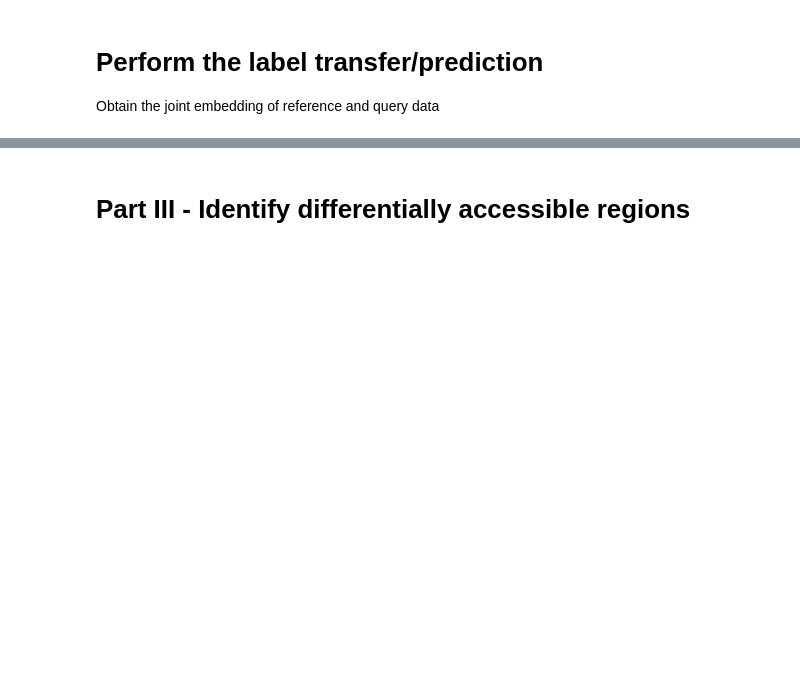
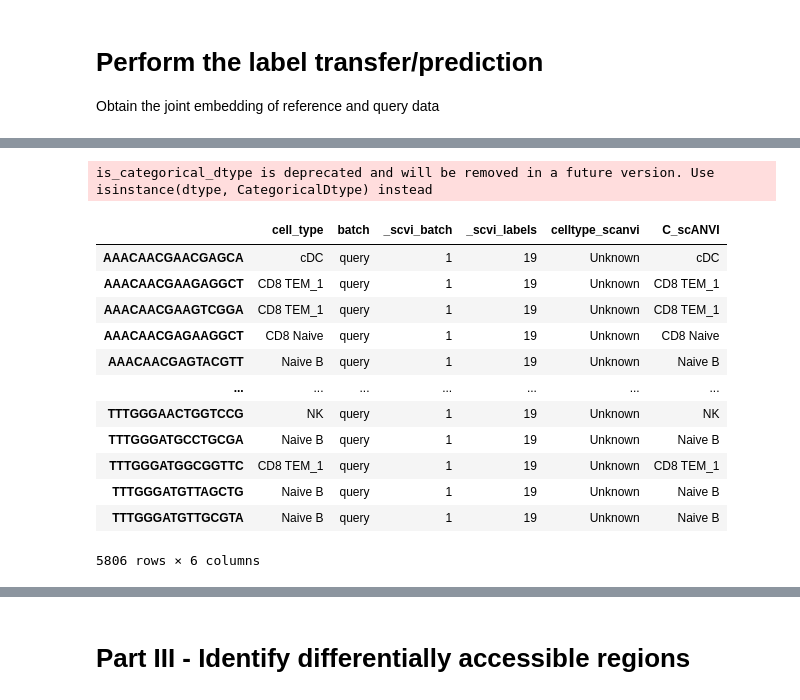
Before and after one commit to Droslj/scATAC-seq-complete-, a Jupyter notebook: scATAC_seq_(1)_complete.ipynb, the cells around one changed output, grey strips where cells are left out. Saved outputs shown, nothing was run; the diff lists cells and outputs as text; code cells hidden in the pictures; blank space fills up the shorter version.

```diff
--- a/scATAC_seq_(1)_complete.ipynb
+++ b/scATAC_seq_(1)_complete.ipynb
@@ -461,2 +617,4 @@ data
+# %%
+data.obs['cell_type'] = data.obs['C_scANVI']
 # %%
 data.obs
@@ -466,0 +638,3 @@ atac
+# %%
+# Extract index of elements
+idx = data.obs[data.obs['batch'] == 'query'].index
@@ -466,0 +655,17 @@ atac
+# %%
+filtered_data.obs
+# %% [output]
+is_categorical_dtype is deprecated and will be removed in a future version. Use isinstance(dtype, CategoricalDtype) instead
+|  | cell_type | batch | _scvi_batch | _scvi_labels | celltype_scanvi | C_scANVI |
+| AAACAACGAACGAGCA | cDC | query | 1 | 19 | Unknown | cDC |
+| AAACAACGAAGAGGCT | CD8 TEM_1 | query | 1 | 19 | Unknown | CD8 TEM_1 |
+| AAACAACGAAGTCGGA | CD8 TEM_1 | query | 1 | 19 | Unknown | CD8 TEM_1 |
+| AAACAACGAGAAGGCT | CD8 Naive | query | 1 | 19 | Unknown | CD8 Naive |
+| AAACAACGAGTACGTT | Naive B | query | 1 | 19 | Unknown | Naive B |
+| ... | ... | ... | ... | ... | ... | ... |
+| TTTGGGAACTGGTCCG | NK | query | 1 | 19 | Unknown | NK |
+| TTTGGGATGCCTGCGA | Naive B | query | 1 | 19 | Unknown | Naive B |
+| TTTGGGATGGCGGTTC | CD8 TEM_1 | query | 1 | 19 | Unknown | CD8 TEM_1 |
+| TTTGGGATGTTAGCTG | Naive B | query | 1 | 19 | Unknown | Naive B |
+| TTTGGGATGTTGCGTA | Naive B | query | 1 | 19 | Unknown | Naive B |
+5806 rows × 6 columns
```
Also changed, not shown: parts of 67 cells of this notebook.
